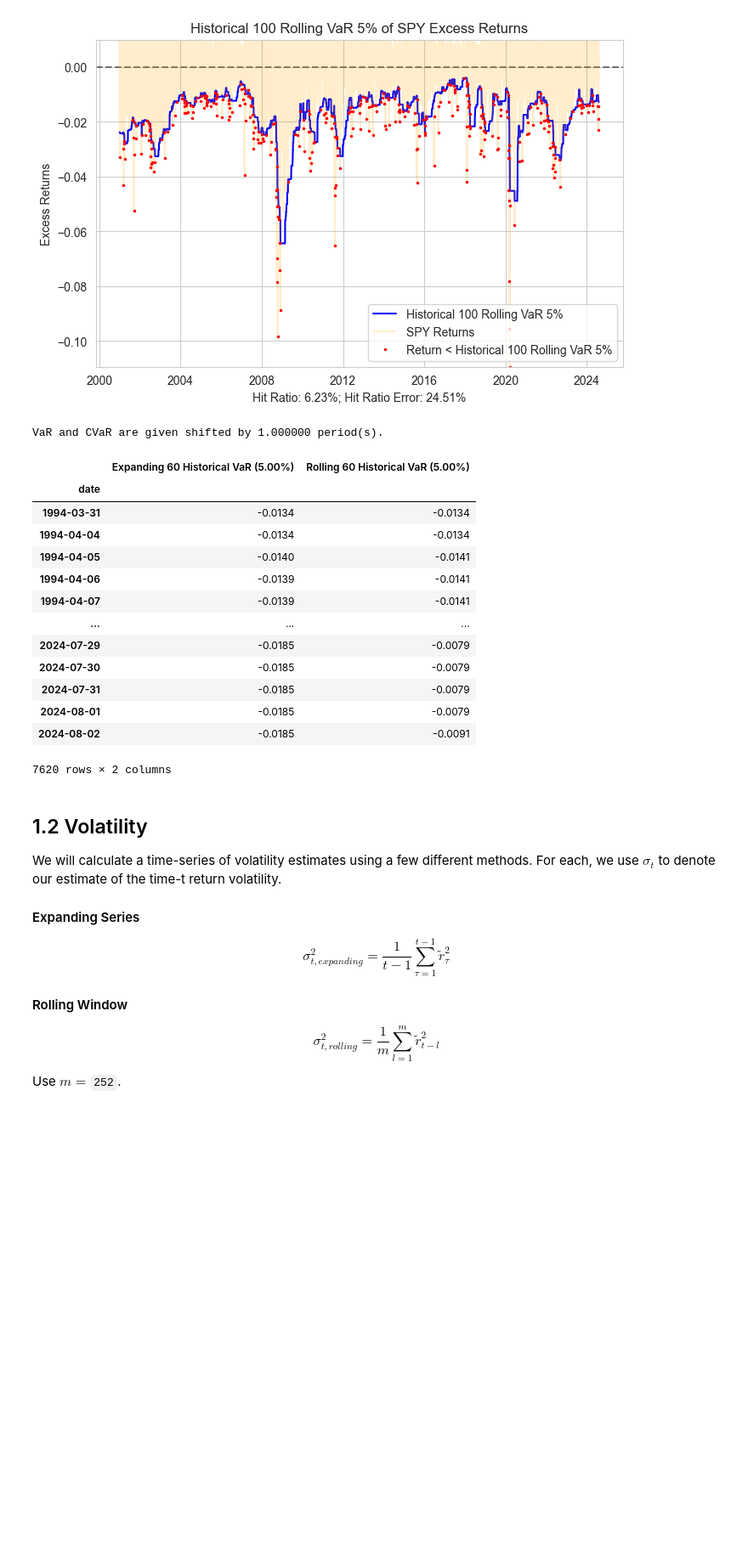
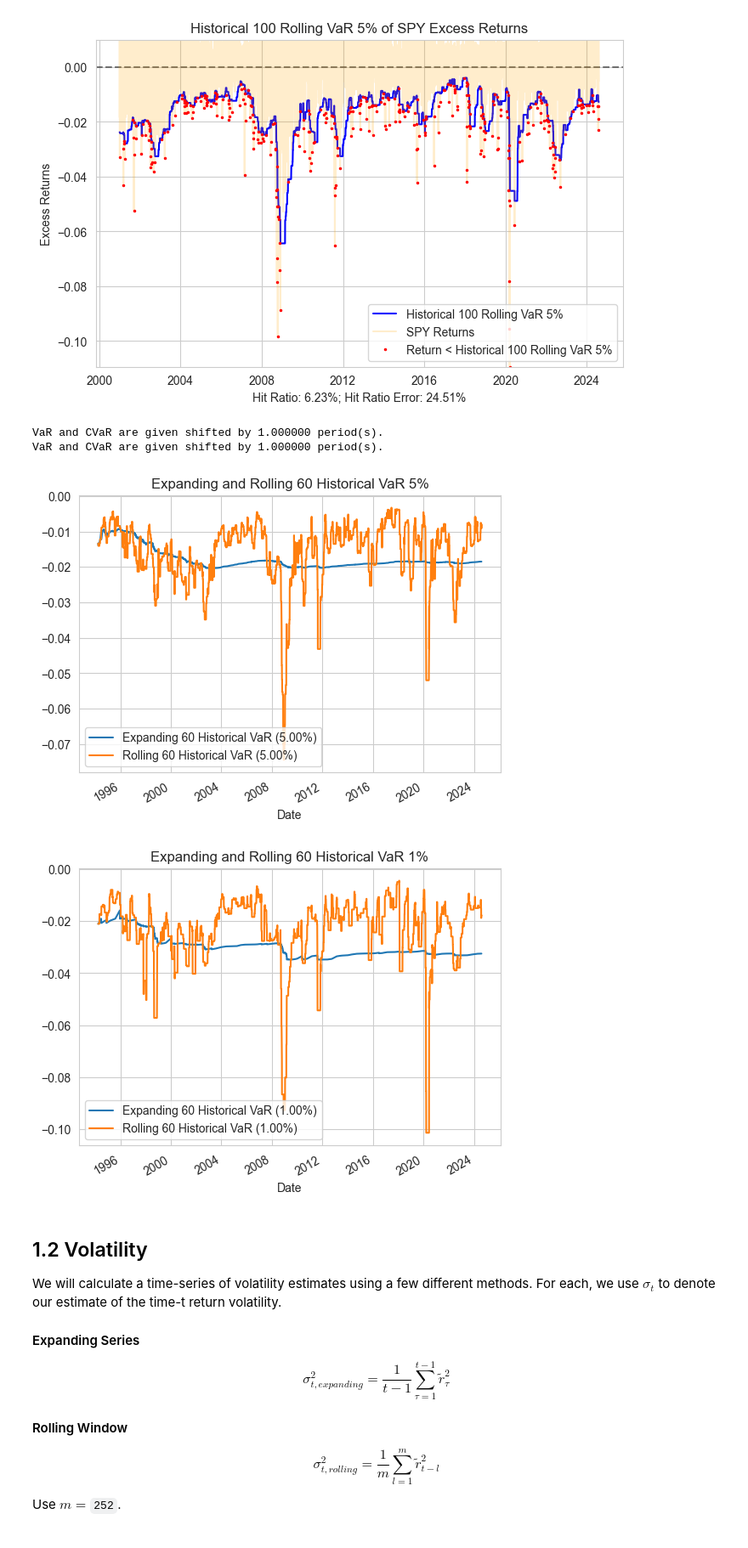
Before and after one commit to ccwhgetgit/finm-portfolio-2024, a Jupyter notebook: homework/Solution Homework 3.ipynb, the cells around one changed output. Shown at 85% size. Cells and saved outputs as stored; diff of their text form; code cells hidden in the pictures; blank space fills up the shorter version.

```diff
--- a/homework/Solution Homework 3.ipynb
+++ b/homework/Solution Homework 3.ipynb
@@ -626,32 +440,31 @@ def filter_columns_and_indexes(
 # %%
-import cmds.portfolio_management_helper as pmh
-
 (
-    calc_var_cvar_summary(
+    pmh.calc_var_cvar_summary(
         spy_excess_returns,
         keep_columns=["Expanding 60 Historical VaR", "Rolling 60 Historical VaR"],
         window=60,
         shift=1,
         z_score=-1.65
     )
     .dropna()
+    .plot(title="Expanding and Rolling 60 Historical VaR 5%", xlabel="Date")
 )
+(
+    pmh.calc_var_cvar_summary(
+        spy_excess_returns,
+        keep_columns=["Expanding 60 Historical VaR", "Rolling 60 Historical VaR"],
+        window=60,
+        shift=1,
+        quantile=.01,
+    )
+    .dropna()
+    .plot(title="Expanding and Rolling 60 Historical VaR 1%", xlabel="Date")
+);
 # %% [output]
 VaR and CVaR are given shifted by 1.000000 period(s).
+VaR and CVaR are given shifted by 1.000000 period(s).
-|  | Expanding 60 Historical VaR (5.00%) | Rolling 60 Historical VaR (5.00%) |
-| date |  |  |
-| 1994-03-31 | -0.0134 | -0.0134 |
-| 1994-04-04 | -0.0134 | -0.0134 |
-| 1994-04-05 | -0.0140 | -0.0141 |
-| 1994-04-06 | -0.0139 | -0.0141 |
-| 1994-04-07 | -0.0139 | -0.0141 |
-| ... | ... | ... |
-| 2024-07-29 | -0.0185 | -0.0079 |
-| 2024-07-30 | -0.0185 | -0.0079 |
-| 2024-07-31 | -0.0185 | -0.0079 |
-| 2024-08-01 | -0.0185 | -0.0079 |
-| 2024-08-02 | -0.0185 | -0.0091 |
-7620 rows × 2 columns
+[figure, added]
+[figure, added]
 # %% [markdown]
 ## 1.2 Volatility
 We will calculate a time-series of volatility estimates using a few different methods. For each, we use $\sigma_t$ to denote our estimate of the time-t return volatility.
```
Also changed, not shown: parts of 27 cells of this notebook, 2 other files.
